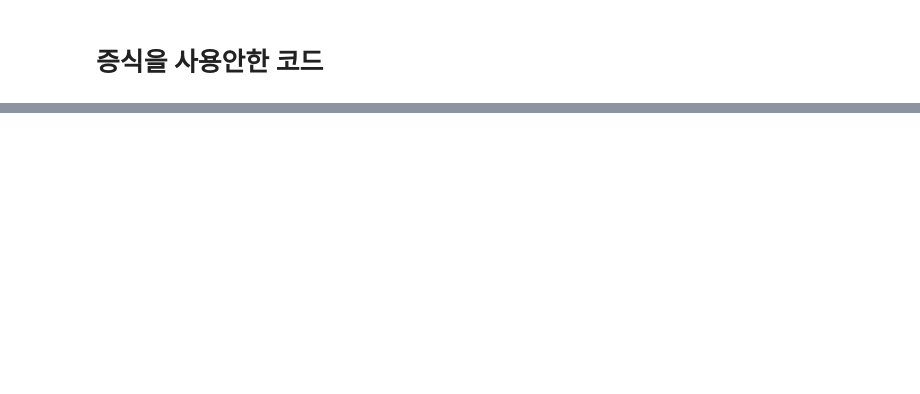
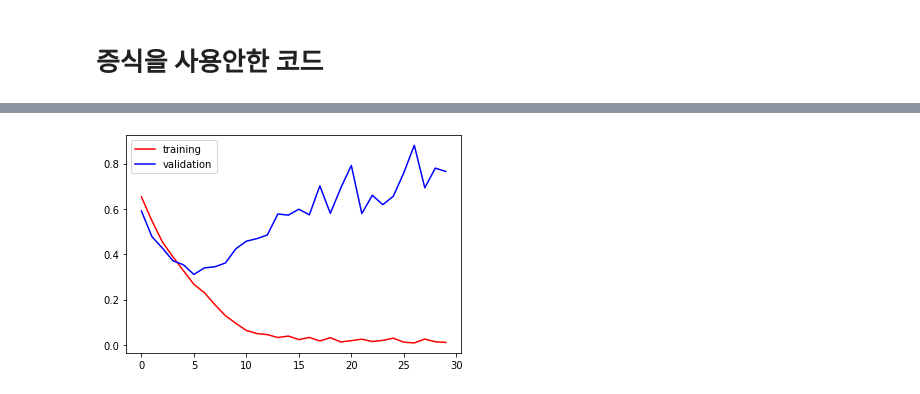
Before and after one commit to 1il1il/TIL, a Jupyter notebook: ai/수행평가_6_ImageDataGenerator.ipynb, the cells around one changed output, grey strips where cells are left out. Drawn from its saved outputs; the diff is of its cells as text; code cells hidden in the pictures; blank space fills up the shorter version.

```diff
--- a/ai/수행평가_6_ImageDataGenerator.ipynb
+++ b/ai/수행평가_6_ImageDataGenerator.ipynb
@@ -86,0 +111,7 @@ plt.show()
+# %%
+plt.plot(train_loss, color='r', label='training')
+plt.plot(validation_loss, color='b', label='validation')
+plt.legend()
+plt.show()
+# %% [output]
+[figure, added]
```
Also changed, not shown: parts of 3 cells of this notebook, 6 other files.
